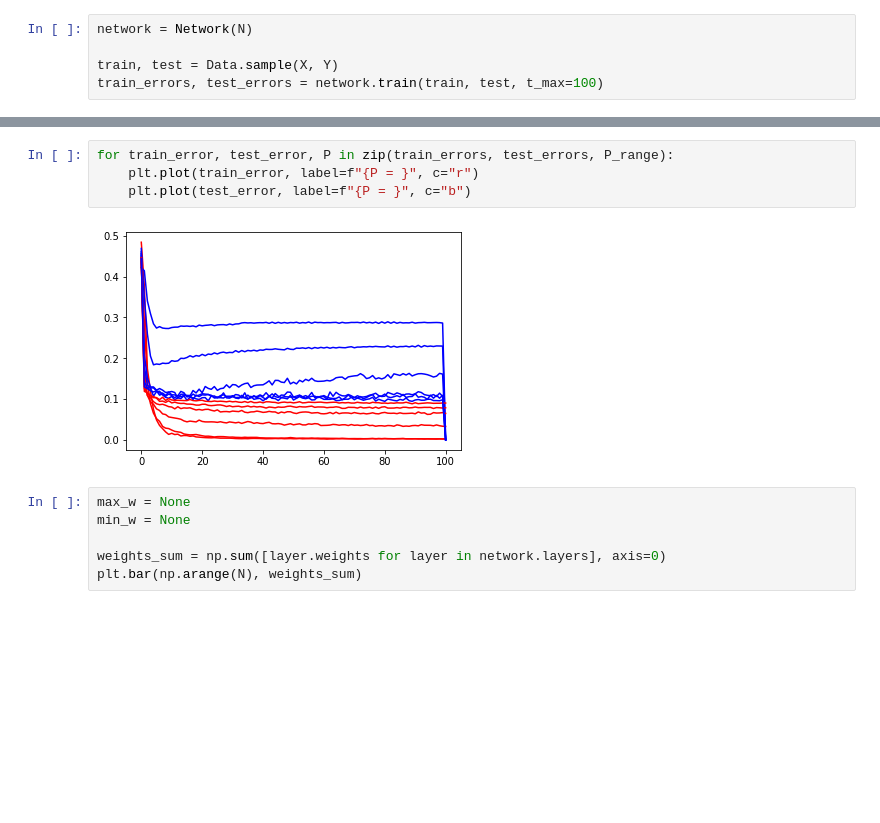
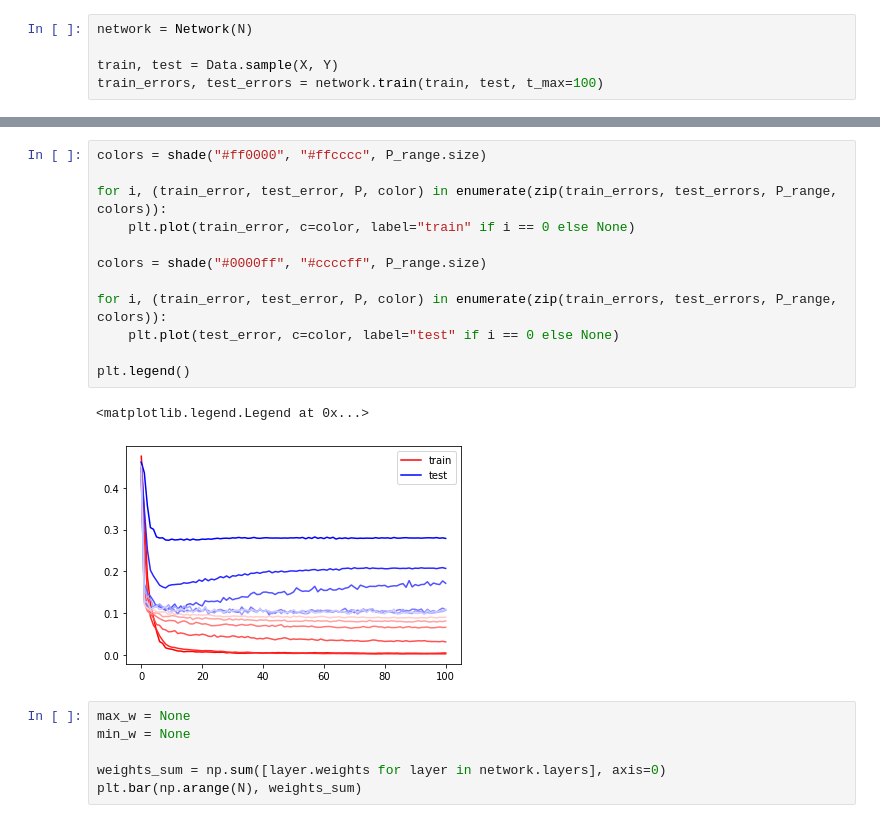
Before and after one commit to armand-colin/neural-networks-g12, a Jupyter notebook: assignment3/notebook.ipynb, the cells around one changed output, grey strips where cells are left out. Drawn from its saved outputs; the diff is of its cells as text; blank space fills up the shorter version.

```diff
--- a/assignment3/notebook.ipynb
+++ b/assignment3/notebook.ipynb
@@ -55,9 +55,18 @@ Doing P = 2000
-# %%
-for train_error, test_error, P in zip(train_errors, test_errors, P_range):
-    plt.plot(train_error, label=f"{P = }", c="r")
-    plt.plot(test_error, label=f"{P = }", c="b")
-# %% [output]
-[figure, removed]
+# %%
+colors = shade("#ff0000", "#ffcccc", P_range.size)
+
+for i, (train_error, test_error, P, color) in enumerate(zip(train_errors, test_errors, P_range, colors)):
+    plt.plot(train_error, c=color, label="train" if i == 0 else None)
+
+colors = shade("#0000ff", "#ccccff", P_range.size)
+
+for i, (train_error, test_error, P, color) in enumerate(zip(train_errors, test_errors, P_range, colors)):
+    plt.plot(test_error, c=color, label="test" if i == 0 else None)
+
+plt.legend()
+# %% [output]
+<matplotlib.legend.Legend at 0x...>
+[figure, added]
 # %%
 max_w = None
 min_w = None
```
Also changed, not shown: parts of 3 cells of this notebook, 1 other file.
